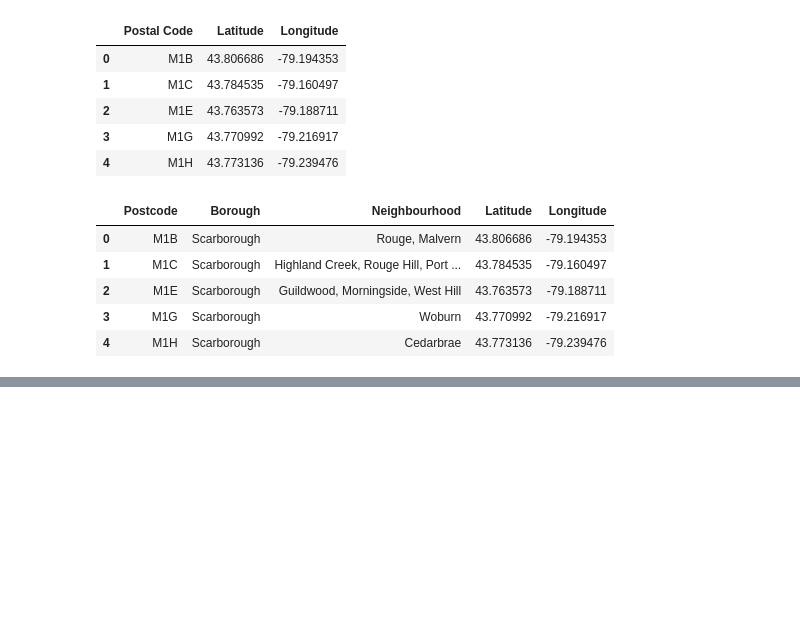
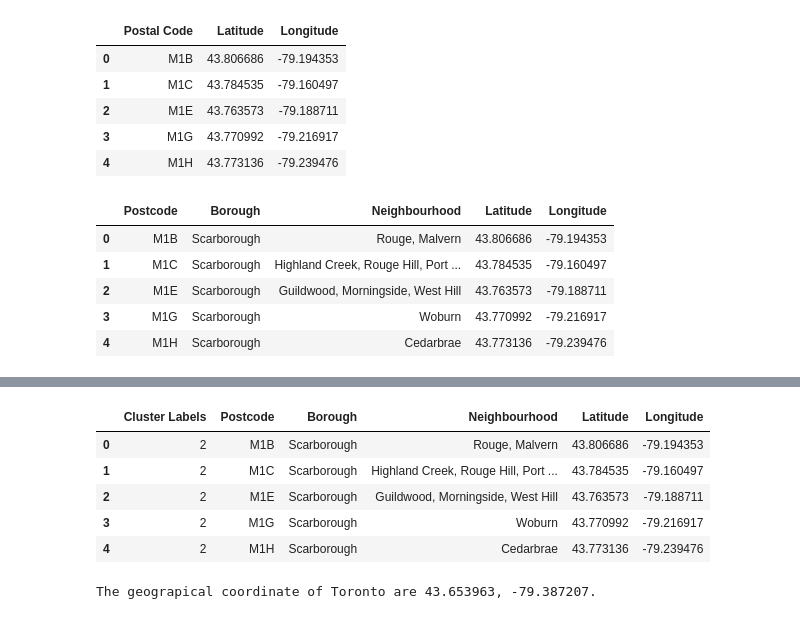
Before and after one commit to AndreeaA-DS/Coursera_Capstone, a Jupyter notebook: Segmenting and Clustering Neighborhoods in Toronto.ipynb, the cells around one changed output, grey strips where cells are left out. Drawn from its saved outputs; the diff is of its cells as text; code cells hidden in the pictures; blank space fills up the shorter version.

```diff
--- a/Segmenting and Clustering Neighborhoods in Toronto.ipynb
+++ b/Segmenting and Clustering Neighborhoods in Toronto.ipynb
@@ -136,0 +181,24 @@ df_geo.head()
+# %%
+# add clustering labels
+df_geo.insert(0, 'Cluster Labels', kmeans.labels_)
+# %%
+df_geo.head()
+# %% [output]
+|  | Cluster Labels | Postcode | Borough | Neighbourhood | Latitude | Longitude |
+| 0 | 2 | M1B | Scarborough | Rouge, Malvern | 43.806686 | -79.194353 |
+| 1 | 2 | M1C | Scarborough | Highland Creek, Rouge Hill, Port ... | 43.784535 | -79.160497 |
+| 2 | 2 | M1E | Scarborough | Guildwood, Morningside, West Hill | 43.763573 | -79.188711 |
+| 3 | 2 | M1G | Scarborough | Woburn | 43.770992 | -79.216917 |
+| 4 | 2 | M1H | Scarborough | Cedarbrae | 43.773136 | -79.239476 |
+# %%
+from geopy.geocoders import Nominatim # convert an address into latitude and longitude values
+
+address = 'Toronto'
+
+geolocator = Nominatim(user_agent="ny_explorer")
+location = geolocator.geocode(address)
+latitude = location.latitude
+longitude = location.longitude
+print('The geograpical coordinate of Toronto are {}, {}.'.format(latitude, longitude))
+# %% [output]
+The geograpical coordinate of Toronto are 43.653963, -79.387207.
```
Also changed, not shown: parts of 11 cells of this notebook.
